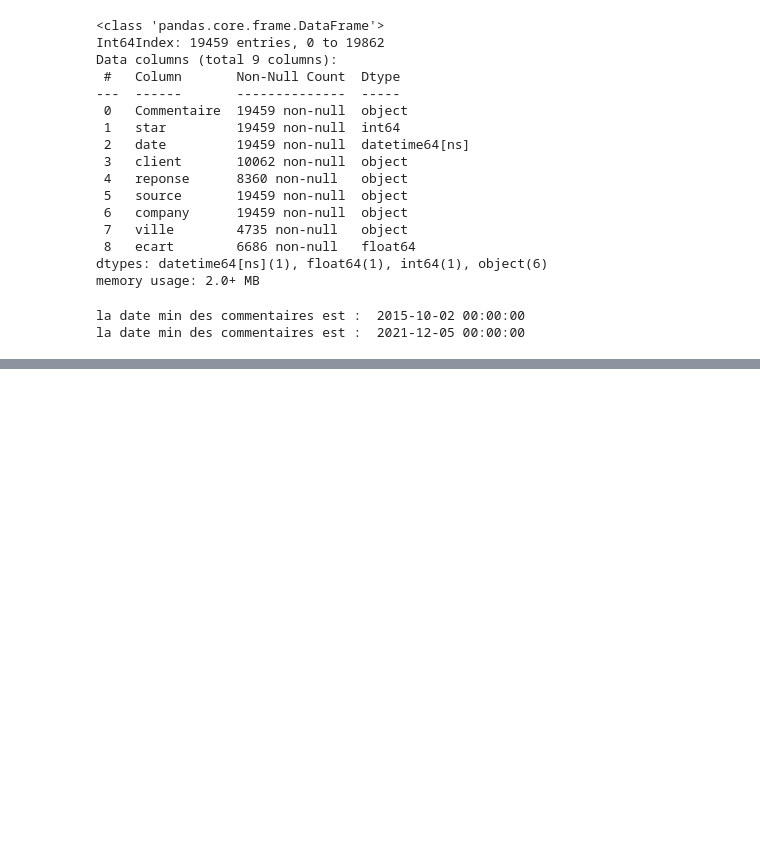
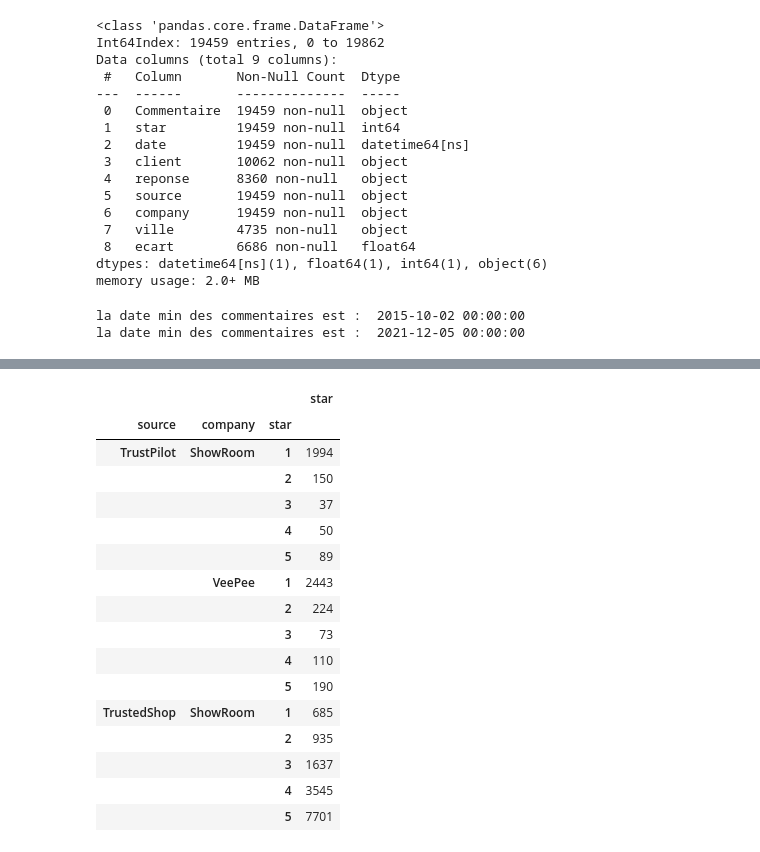
Before and after one commit to lille59350/Statisfaction_Clients, a Jupyter notebook: DataScientest - projet - Satisfaction clients.ipynb, the cells around one changed output, grey strips where cells are left out. Cells and saved outputs as stored; diff of their text form; code cells hidden in the pictures; blank space fills up the shorter version.

```diff
--- a/DataScientest - projet - Satisfaction clients.ipynb
+++ b/DataScientest - projet - Satisfaction clients.ipynb
@@ -212,0 +248,20 @@ plt.hist(df_clean1['year'], rwidth=0.8, bins=6, align='left');
+# %%
+df.groupby(by=['source', 'company', 'star']).agg({'star' : 'count'})
+# %% [output]
+|  |  |  | star |
+| source | company | star |  |
+| TrustPilot | ShowRoom | 1 | 1994 |
+|  |  | 2 | 150 |
+|  |  | 3 | 37 |
+|  |  | 4 | 50 |
+|  |  | 5 | 89 |
+|  | VeePee | 1 | 2443 |
+|  |  | 2 | 224 |
+|  |  | 3 | 73 |
+|  |  | 4 | 110 |
+|  |  | 5 | 190 |
+| TrustedShop | ShowRoom | 1 | 685 |
+|  |  | 2 | 935 |
+|  |  | 3 | 1637 |
+|  |  | 4 | 3545 |
+|  |  | 5 | 7701 |
```
Also changed, not shown: parts of 5 cells of this notebook.
